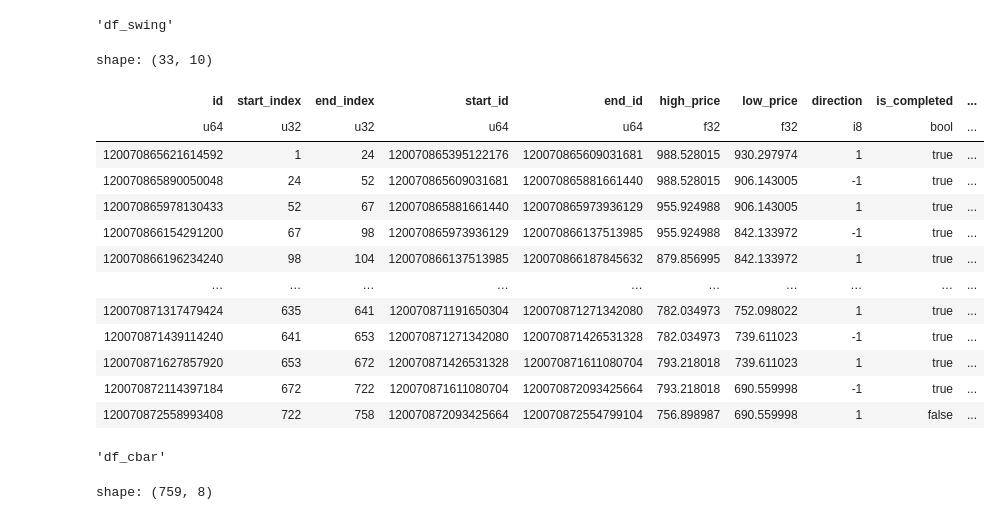
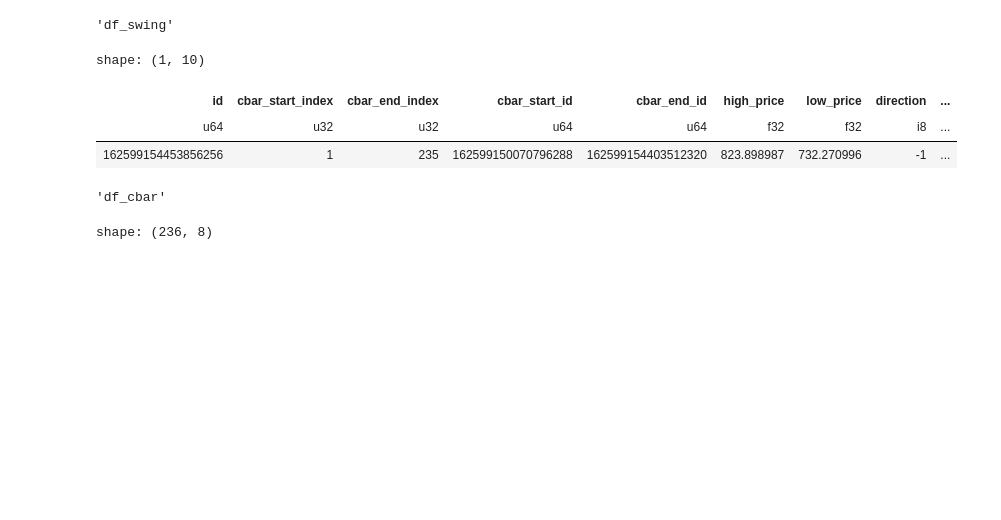
Before and after one commit to ligl/pulao, a Jupyter notebook: notebooks/plot_swing.ipynb, the cells around one changed output. Drawn from its saved outputs; the diff is of its cells as text; code cells hidden in the pictures; blank space fills up the shorter version.

```diff
--- a/notebooks/plot_swing.ipynb
+++ b/notebooks/plot_swing.ipynb
@@ -218,48 +210,52 @@ fig.show()
 # %%
-# 测试swing 构建算法
+# 测试swing 构建算法[查看关联数据]
 from IPython.display import display
-from pulao.logging import logger,init_logging
 import logging
-from time import sleep
-from pulao.swing import Swing,SwingManager
-from pulao.bar import CBar,CBarManager,SBarManager
-from pulao.constant import EventType
+
+from pulao.logging import init_logging
+
+import pandas as pd
+
+from pulao.bar import SBarManager,CBar,CBarManager
+from pulao.swing import SwingManager
+
+import polars as pl
+
+from pulao.constant import EventType, Exchange, FractalType, Timeframe,Direction
+
+from pulao.logging import get_logger
 init_logging(level=logging.DEBUG)
-with open("./logs/pulao.log", "w"):
-    pass # 每次运行前清空日志
-
+open("./logs/pulao.log", "w").close() # 每次运行前清空日志
+logger = get_logger(__name__)
 logger.debug("开始运行")
 
 def format_df_swing():
     # 在df_swing中显示df_cbar的索引顺序
-    import polars as pl
     if "index" in cbar_manager.df_cbar.columns:
         cbar_manager.df_cbar = cbar_manager.df_cbar.drop("index")
     cbar_manager.df_cbar = cbar_manager.df_cbar.with_row_index("index")
 
     df_cbar = cbar_manager.df_cbar.select(["id","index"])
-    df1 = swing_manager.df_swing.join(df_cbar, left_on="start_id", right_on="id", how="left")
-    df2 = swing_manager.df_swing.join(df_cbar, left_on="end_id", right_on="id", how="left")
-    df1 = df1.rename({"index":"start_index"})
-    df2 = df2.rename({"index":"end_index"})
-    df2 = df2.select(["id","end_index"])
+    df1 = swing_manager.df_swing.join(df_cbar, left_on="cbar_start_id", right_on="id", how="left")
+    df2 = swing_manager.df_swing.join(df_cbar, left_on="cbar_end_id", right_on="id", how="left")
+    df1 = df1.rename({"index":"cbar_start_index"})
+    df2 = df2.rename({"index":"cbar_end_index"})
+    df2 = df2.select(["id","cbar_end_index"])
     df1 = df1.join(df2, on="id", how="left")
-    df = df1.select(["id","start_index","end_index","start_id","end_id","high_price","low_price","direction","is_completed","created_at"])
+    df = df1.select(["id","cbar_start_index","cbar_end_index","cbar_start_id","cbar_end_id","high_price","low_price","direction","is_completed","created_at"])
 
     return df
 
-
-cbar_manager = CBarManager(sbar_manager=SBarManager())
+cbar_manager = CBarManager(sbar_manager=SBarManager(symbol=sbar_manager.symbol, timeframe=cbar_manager.timeframe))
 swing_manager = SwingManager(cbar_manager=cbar_manager)
 df_cbar = cbar_manager.read_parquet()
 cbar_manager.df_cbar = cbar_manager.df_cbar.slice(0,0)
 for i in range(df_cbar.height-1):
     cbar = CBar(**df_cbar.row(i, named=True))
     cbar_manager._append_cbar(start_id=cbar.sbar_start_id, end_id=cbar.sbar_end_id, high_price=cbar.high_price, low_price=cbar.low_price, fractal_type=cbar.fractal_type)
-    cbar_manager.notify(EventType.CBAR_CHANGED)
+    cbar_manager.notify(Timeframe.H1, EventType.CBAR_CHANGED)
 
 logger.debug("运行结束")
-sleep(0.2)
 
 
 display("df_swing")
@@ -289,17 +285,7 @@ cbar_manager.df_cbar
 'df_swing'
-shape: (33, 10)
+shape: (1, 10)
-| id | start_index | end_index | start_id | end_id | high_price | low_price | direction | is_completed | ... |
-| u64 | u32 | u32 | u64 | u64 | f32 | f32 | i8 | bool | ... |
-| 120070865621614592 | 1 | 24 | 120070865395122176 | 120070865609031681 | 988.528015 | 930.297974 | 1 | true | ... |
-| 120070865890050048 | 24 | 52 | 120070865609031681 | 120070865881661440 | 988.528015 | 906.143005 | -1 | true | ... |
-| 120070865978130433 | 52 | 67 | 120070865881661440 | 120070865973936129 | 955.924988 | 906.143005 | 1 | true | ... |
-| 120070866154291200 | 67 | 98 | 120070865973936129 | 120070866137513985 | 955.924988 | 842.133972 | -1 | true | ... |
-| 120070866196234240 | 98 | 104 | 120070866137513985 | 120070866187845632 | 879.856995 | 842.133972 | 1 | true | ... |
-| … | … | … | … | … | … | … | … | … | ... |
-| 120070871317479424 | 635 | 641 | 120070871191650304 | 120070871271342080 | 782.034973 | 752.098022 | 1 | true | ... |
-| 120070871439114240 | 641 | 653 | 120070871271342080 | 120070871426531328 | 782.034973 | 739.611023 | -1 | true | ... |
-| 120070871627857920 | 653 | 672 | 120070871426531328 | 120070871611080704 | 793.218018 | 739.611023 | 1 | true | ... |
-| 120070872114397184 | 672 | 722 | 120070871611080704 | 120070872093425664 | 793.218018 | 690.559998 | -1 | true | ... |
-| 120070872558993408 | 722 | 758 | 120070872093425664 | 120070872554799104 | 756.898987 | 690.559998 | 1 | false | ... |
+| id | cbar_start_index | cbar_end_index | cbar_start_id | cbar_end_id | high_price | low_price | direction | ... |
+| u64 | u32 | u32 | u64 | u64 | f32 | f32 | i8 | ... |
+| 162599154453856256 | 1 | 235 | 162599150070796288 | 162599154403512320 | 823.898987 | 732.270996 | -1 | ... |
 'df_cbar'
-shape: (759, 8)
+shape: (236, 8)
```
Also changed, not shown: parts of 3 cells of this notebook, 12 other files.
